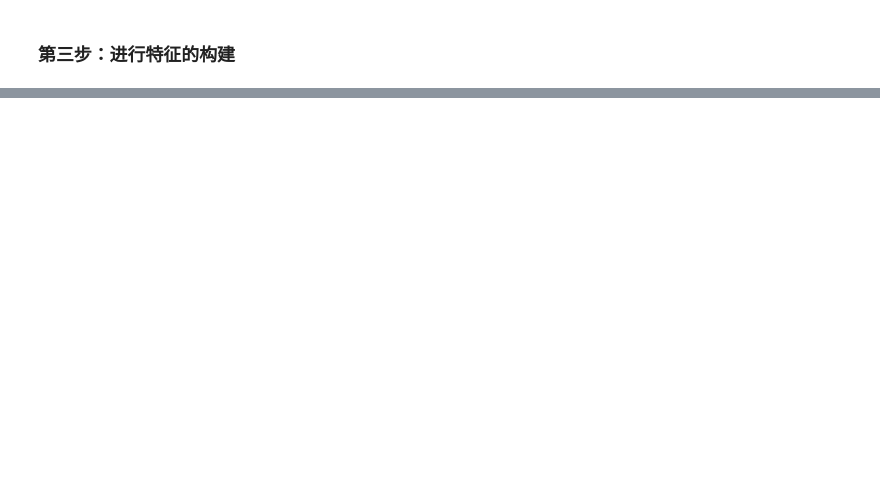
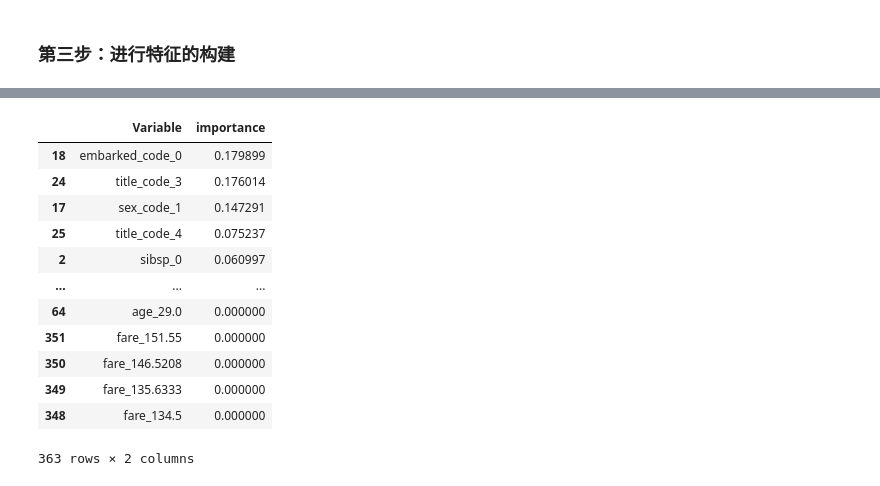
Before and after one commit to Necoe/MachineLearning, a Jupyter notebook: titanic_first_randomforest.ipynb, the cells around one changed output, grey strips where cells are left out. Cells and saved outputs as stored; diff of their text form; code cells hidden in the pictures; blank space fills up the shorter version.

```diff
--- a/titanic_first_randomforest.ipynb
+++ b/titanic_first_randomforest.ipynb
@@ -379,0 +320,20 @@ Name: survived, dtype: float64
+# %%
+# 根据特征的重要性排序
+
+pd.concat((pd.DataFrame(X_train_one.iloc[:,1:].columns,columns= ['Variable'])
+           ,pd.DataFrame(rf2.feature_importances_, columns=['importance']))
+           ,axis=1).sort_values(by='importance',ascending=False)
+# %% [output]
+|  | Variable | importance |
+| 18 | embarked_code_0 | 0.179899 |
+| 24 | title_code_3 | 0.176014 |
+| 17 | sex_code_1 | 0.147291 |
+| 25 | title_code_4 | 0.075237 |
+| 2 | sibsp_0 | 0.060997 |
+| ... | ... | ... |
+| 64 | age_29.0 | 0.000000 |
+| 351 | fare_151.55 | 0.000000 |
+| 350 | fare_146.5208 | 0.000000 |
+| 349 | fare_135.6333 | 0.000000 |
+| 348 | fare_134.5 | 0.000000 |
+363 rows × 2 columns
```
Also changed, not shown: parts of 57 cells of this notebook, 2 other files.
